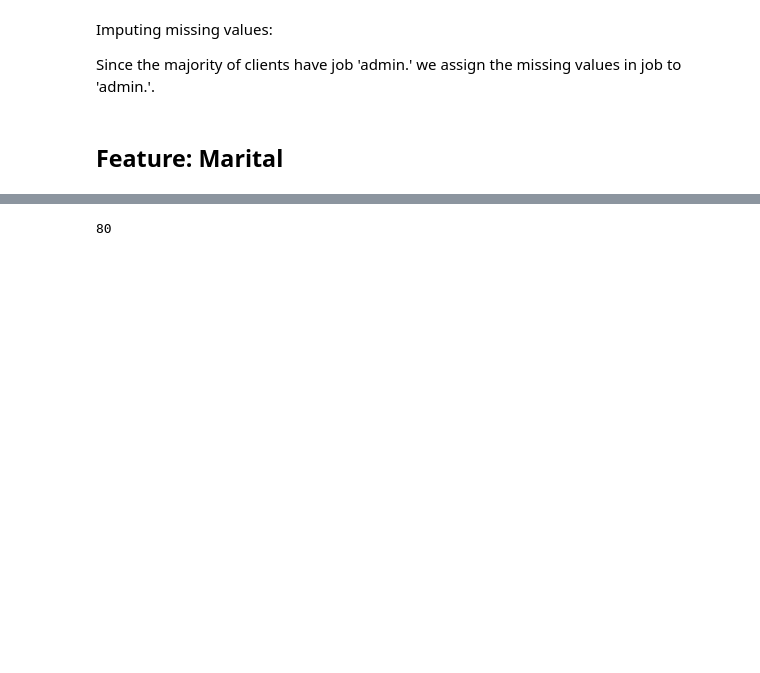
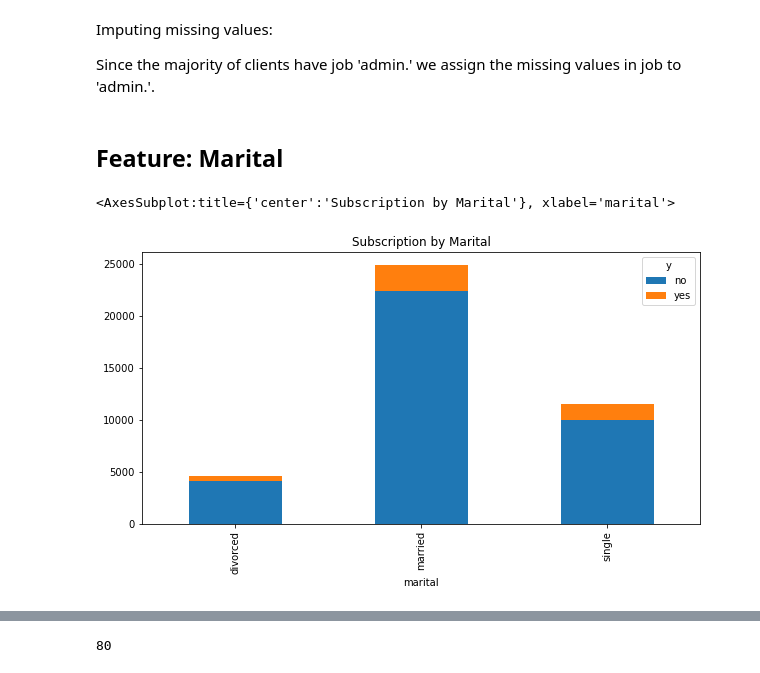
Before and after one commit to neemabk/Bank-TermDeposit-Marketing-Classification, a Jupyter notebook: Classification.ipynb, the cells around one changed output, grey strips where cells are left out. Saved outputs shown, nothing was run; the diff lists cells and outputs as text; code cells hidden in the pictures; blank space fills up the shorter version.

```diff
--- a/Classification.ipynb
+++ b/Classification.ipynb
@@ -282,3 +311,9 @@ Since the majority of clients have job 'admin.' we assign the missing values in
 df['job'].replace(np.NaN, 'admin.',inplace = True)
 # %% [markdown]
 ## Feature: Marital
+# %%
+marital_val_xt = pd.crosstab(df['marital'], df['y'])
+marital_val_xt.plot(kind = 'bar', stacked=True, title='Subscription by Marital')
+# %% [output]
+<AxesSubplot:title={'center':'Subscription by Marital'}, xlabel='marital'>
+[figure, added]
```
Also changed, not shown: parts of 174 cells of this notebook, 1 other file.
